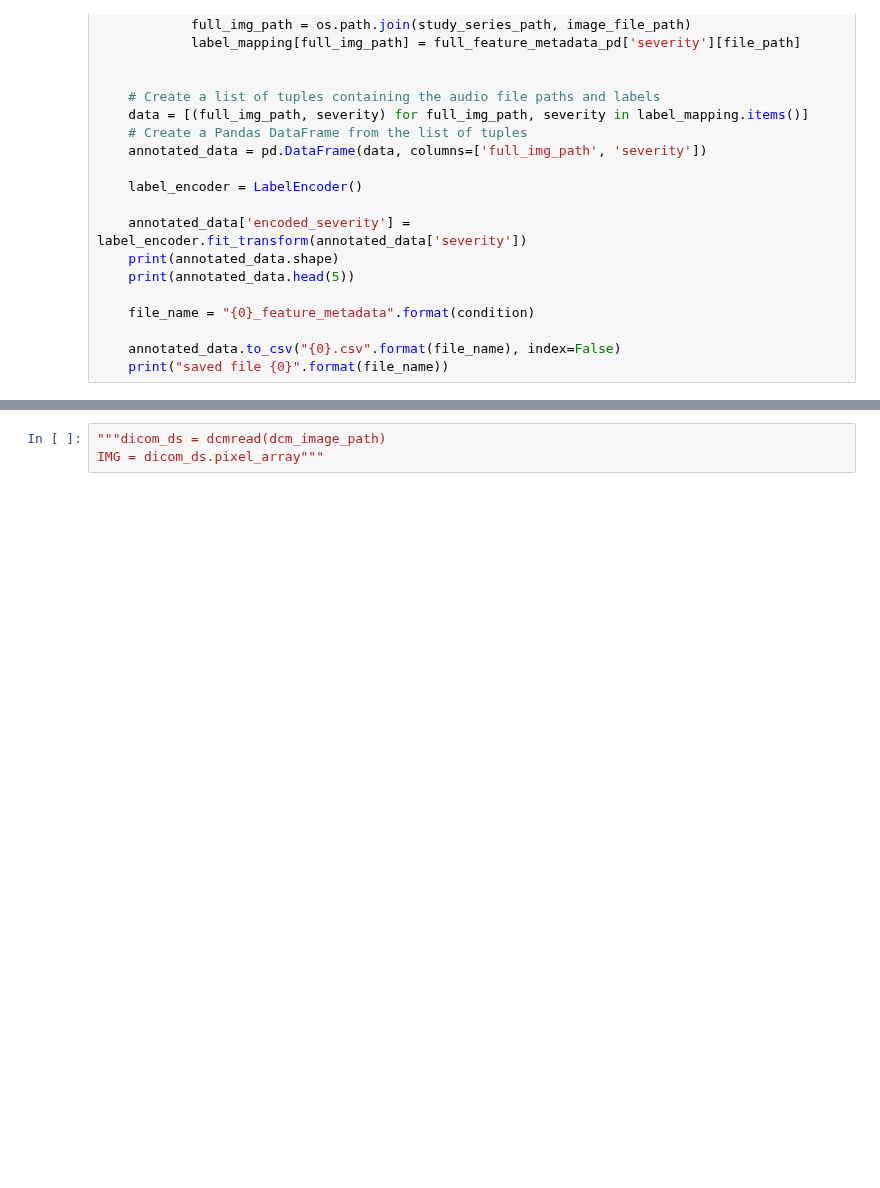
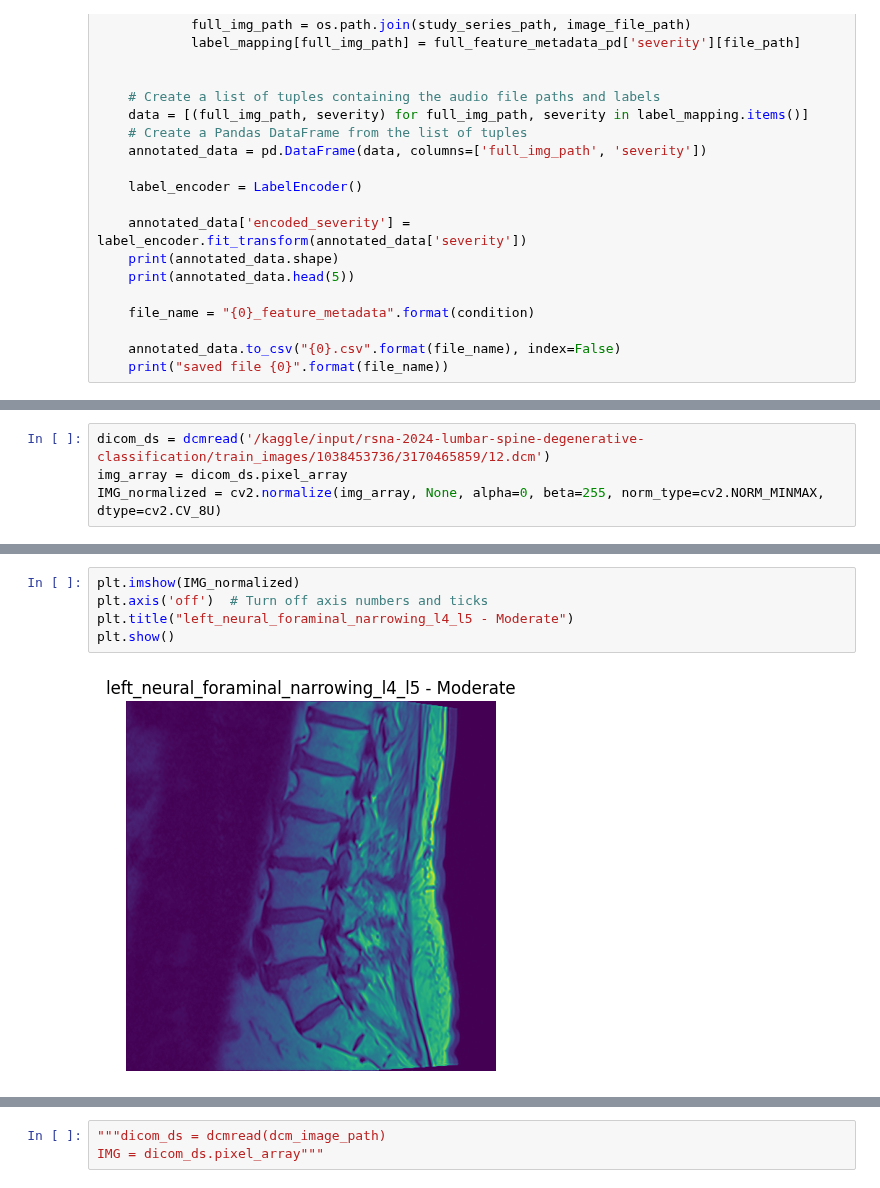
Before and after one commit to sumaniitm/RSNA-2024-Lumbar-Spine-Degenerative-Classification, a Jupyter notebook: primary-problem-study-rsna-2024.ipynb, the cells around one changed output, grey strips where cells are left out. Cells and saved outputs as stored; diff of their text form; blank space fills up the shorter version.

```diff
--- a/primary-problem-study-rsna-2024.ipynb
+++ b/primary-problem-study-rsna-2024.ipynb
@@ -173,0 +164,4 @@ for file in os.listdir(metadata_root_path):
+# %%
+dicom_ds = dcmread('/kaggle/input/rsna-2024-lumbar-spine-degenerative-classification/train_images/1038453736/3170465859/12.dcm')
+img_array = dicom_ds.pixel_array
+IMG_normalized = cv2.normalize(img_array, None, alpha=0, beta=255, norm_type=cv2.NORM_MINMAX, dtype=cv2.CV_8U)
@@ -173,0 +181,7 @@ for file in os.listdir(metadata_root_path):
+# %%
+plt.imshow(IMG_normalized)
+plt.axis('off')  # Turn off axis numbers and ticks
+plt.title("left_neural_foraminal_narrowing_l4_l5 - Moderate")
+plt.show()
+# %% [output]
+[figure, added]
```
Also changed, not shown: parts of 30 cells of this notebook.
